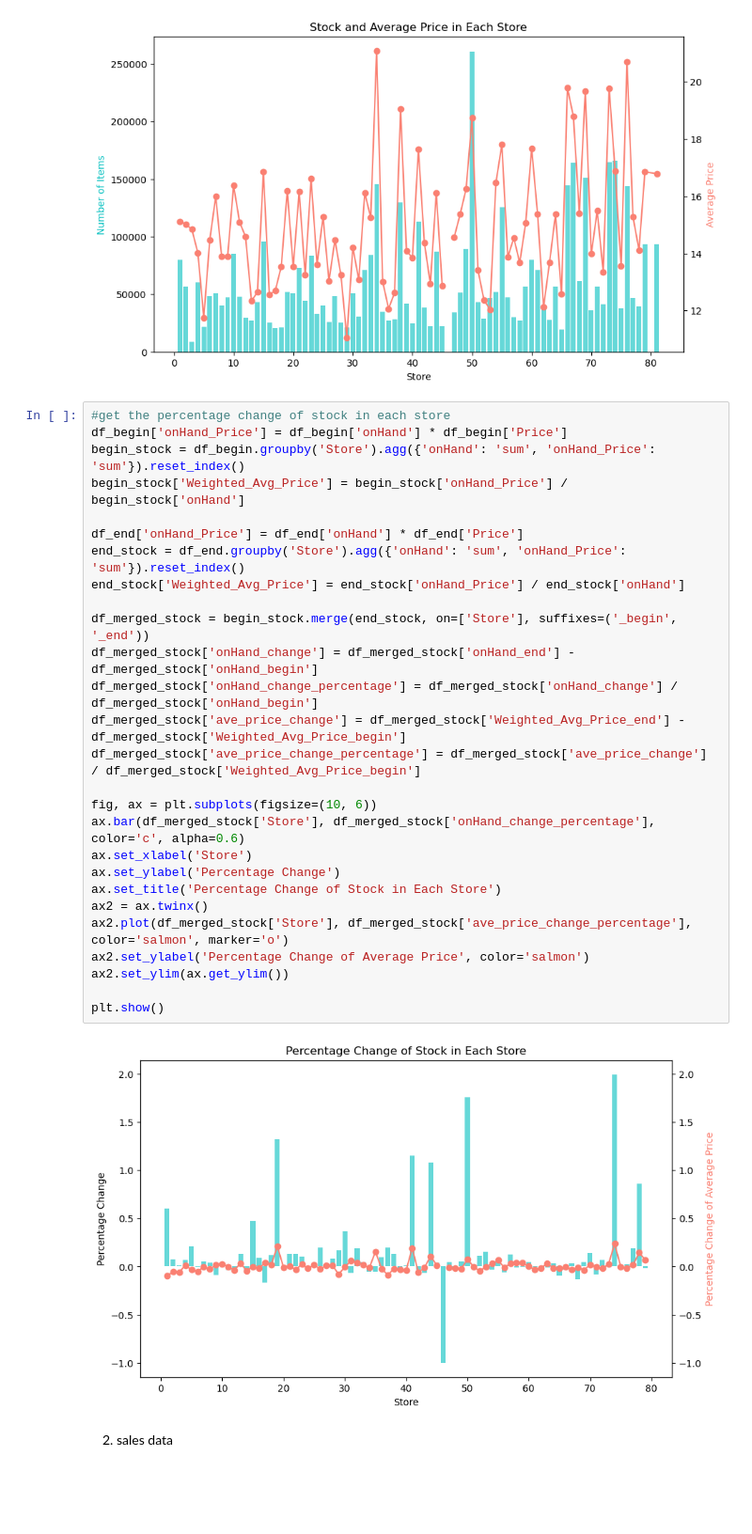
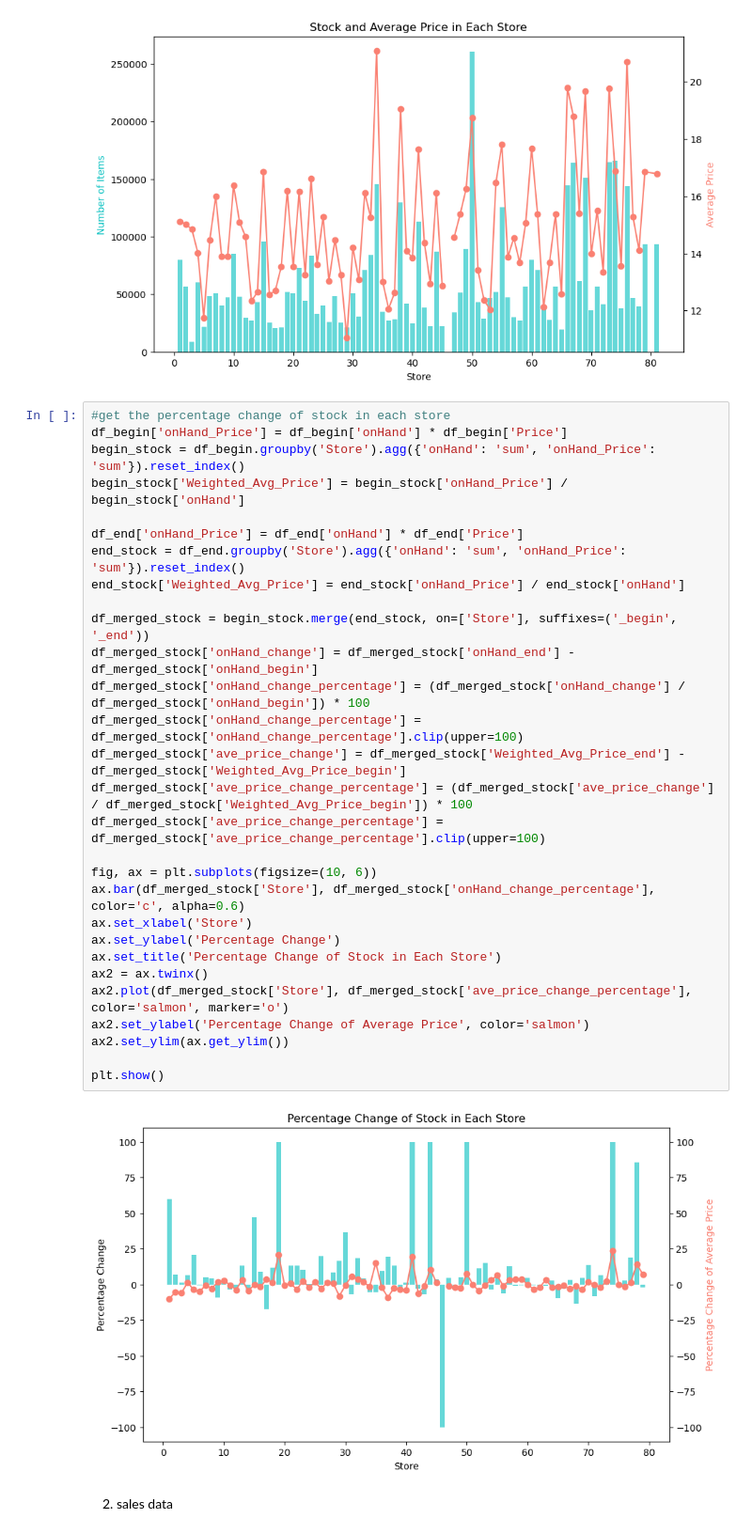
Before and after one commit to Leullque/ece143_group10, a Jupyter notebook: visualization.ipynb, the cells around one changed output. Shown at 94% size. Cells and saved outputs as stored; diff of their text form; blank space fills up the shorter version.

Commit message:
update plots

```diff
--- a/visualization.ipynb
+++ b/visualization.ipynb
@@ -102,32 +102,34 @@ The stock at the end of the year:
 # %%
 #get the percentage change of stock in each store
 df_begin['onHand_Price'] = df_begin['onHand'] * df_begin['Price']
 begin_stock = df_begin.groupby('Store').agg({'onHand': 'sum', 'onHand_Price': 'sum'}).reset_index()
 begin_stock['Weighted_Avg_Price'] = begin_stock['onHand_Price'] / begin_stock['onHand']
 
 df_end['onHand_Price'] = df_end['onHand'] * df_end['Price']
 end_stock = df_end.groupby('Store').agg({'onHand': 'sum', 'onHand_Price': 'sum'}).reset_index()
 end_stock['Weighted_Avg_Price'] = end_stock['onHand_Price'] / end_stock['onHand']
 
 df_merged_stock = begin_stock.merge(end_stock, on=['Store'], suffixes=('_begin', '_end'))
 df_merged_stock['onHand_change'] = df_merged_stock['onHand_end'] - df_merged_stock['onHand_begin']
-df_merged_stock['onHand_change_percentage'] = df_merged_stock['onHand_change'] / df_merged_stock['onHand_begin']
+df_merged_stock['onHand_change_percentage'] = (df_merged_stock['onHand_change'] / df_merged_stock['onHand_begin']) * 100
+df_merged_stock['onHand_change_percentage'] = df_merged_stock['onHand_change_percentage'].clip(upper=100)
 df_merged_stock['ave_price_change'] = df_merged_stock['Weighted_Avg_Price_end'] - df_merged_stock['Weighted_Avg_Price_begin']
-df_merged_stock['ave_price_change_percentage'] = df_merged_stock['ave_price_change'] / df_merged_stock['Weighted_Avg_Price_begin']
+df_merged_stock['ave_price_change_percentage'] = (df_merged_stock['ave_price_change'] / df_merged_stock['Weighted_Avg_Price_begin']) * 100
+df_merged_stock['ave_price_change_percentage'] = df_merged_stock['ave_price_change_percentage'].clip(upper=100)
 
 fig, ax = plt.subplots(figsize=(10, 6))
 ax.bar(df_merged_stock['Store'], df_merged_stock['onHand_change_percentage'], color='c', alpha=0.6)
 ax.set_xlabel('Store')
 ax.set_ylabel('Percentage Change')
 ax.set_title('Percentage Change of Stock in Each Store')
 ax2 = ax.twinx()
 ax2.plot(df_merged_stock['Store'], df_merged_stock['ave_price_change_percentage'], color='salmon', marker='o')
 ax2.set_ylabel('Percentage Change of Average Price', color='salmon')
 ax2.set_ylim(ax.get_ylim())
 
 plt.show()
 # %% [output]
-[figure, old version]
+[figure, new version]
 # %% [markdown]
 2. sales data
 # %%
```
